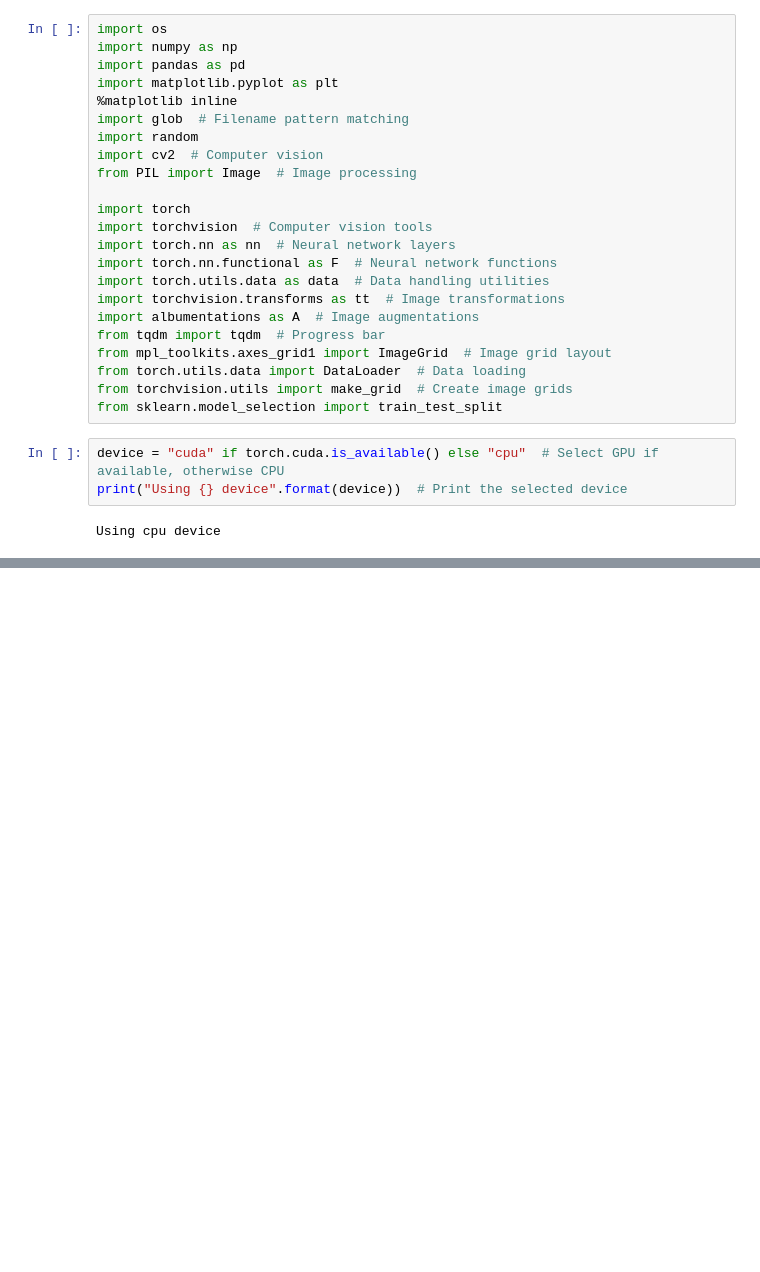
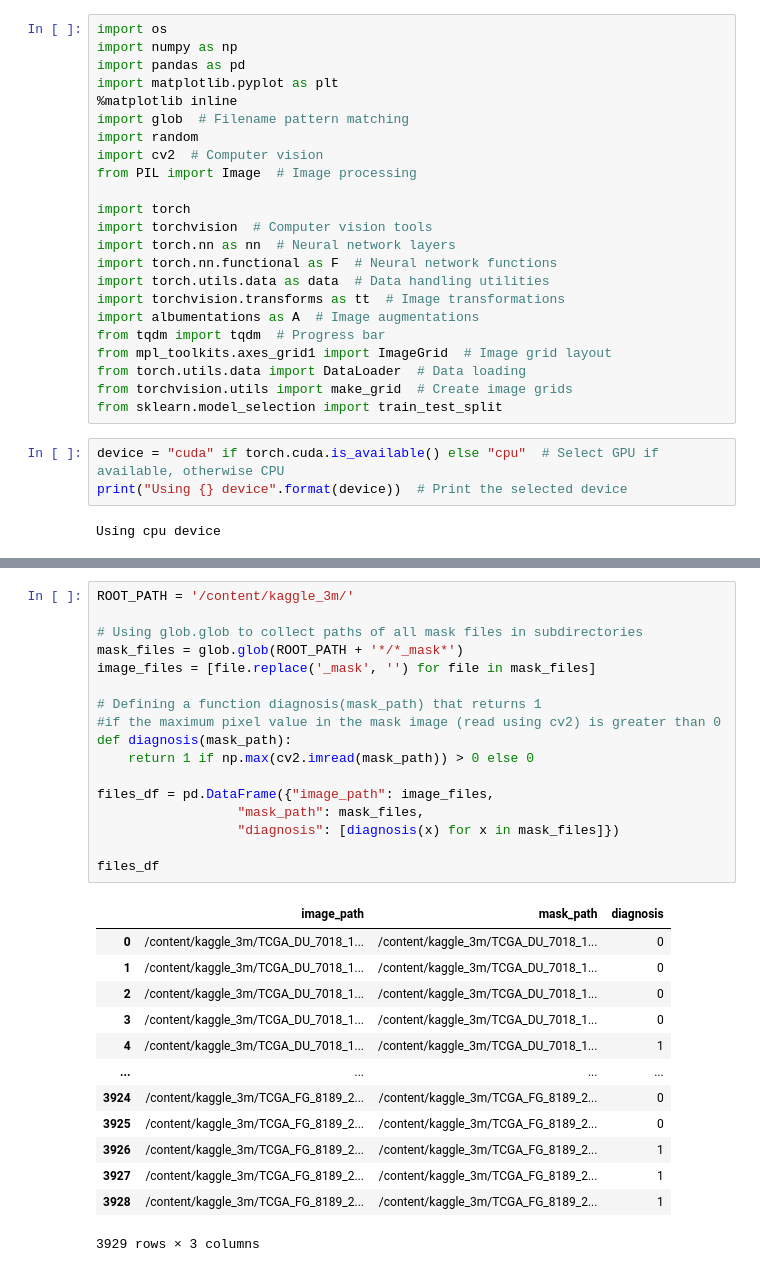
Before and after one commit to tahahamdii/SonoGenetics-Projec, a Jupyter notebook: Brain_Tumor_Segmentation.ipynb, the cells around one changed output, grey strips where cells are left out. Cells and saved outputs as stored; diff of their text form; blank space fills up the shorter version.

Commit message:
Data loading

```diff
--- a/Brain_Tumor_Segmentation.ipynb
+++ b/Brain_Tumor_Segmentation.ipynb
@@ -59,0 +90,31 @@ Using cpu device
+# %%
+ROOT_PATH = '/content/kaggle_3m/'
+
+# Using glob.glob to collect paths of all mask files in subdirectories
+mask_files = glob.glob(ROOT_PATH + '*/*_mask*')
+image_files = [file.replace('_mask', '') for file in mask_files]
+
+# Defining a function diagnosis(mask_path) that returns 1
+#if the maximum pixel value in the mask image (read using cv2) is greater than 0
+def diagnosis(mask_path):
+    return 1 if np.max(cv2.imread(mask_path)) > 0 else 0
+
+files_df = pd.DataFrame({"image_path": image_files,
+                  "mask_path": mask_files,
+                  "diagnosis": [diagnosis(x) for x in mask_files]})
+
+files_df
+# %% [output]
+|  | image_path | mask_path | diagnosis |
+| 0 | /content/kaggle_3m/TCGA_DU_7018_1... | /content/kaggle_3m/TCGA_DU_7018_1... | 0 |
+| 1 | /content/kaggle_3m/TCGA_DU_7018_1... | /content/kaggle_3m/TCGA_DU_7018_1... | 0 |
+| 2 | /content/kaggle_3m/TCGA_DU_7018_1... | /content/kaggle_3m/TCGA_DU_7018_1... | 0 |
+| 3 | /content/kaggle_3m/TCGA_DU_7018_1... | /content/kaggle_3m/TCGA_DU_7018_1... | 0 |
+| 4 | /content/kaggle_3m/TCGA_DU_7018_1... | /content/kaggle_3m/TCGA_DU_7018_1... | 1 |
+| ... | ... | ... | ... |
+| 3924 | /content/kaggle_3m/TCGA_FG_8189_2... | /content/kaggle_3m/TCGA_FG_8189_2... | 0 |
+| 3925 | /content/kaggle_3m/TCGA_FG_8189_2... | /content/kaggle_3m/TCGA_FG_8189_2... | 0 |
+| 3926 | /content/kaggle_3m/TCGA_FG_8189_2... | /content/kaggle_3m/TCGA_FG_8189_2... | 1 |
+| 3927 | /content/kaggle_3m/TCGA_FG_8189_2... | /content/kaggle_3m/TCGA_FG_8189_2... | 1 |
+| 3928 | /content/kaggle_3m/TCGA_FG_8189_2... | /content/kaggle_3m/TCGA_FG_8189_2... | 1 |
+3929 rows × 3 columns
```
Also changed, not shown: parts of 2 cells of this notebook.
